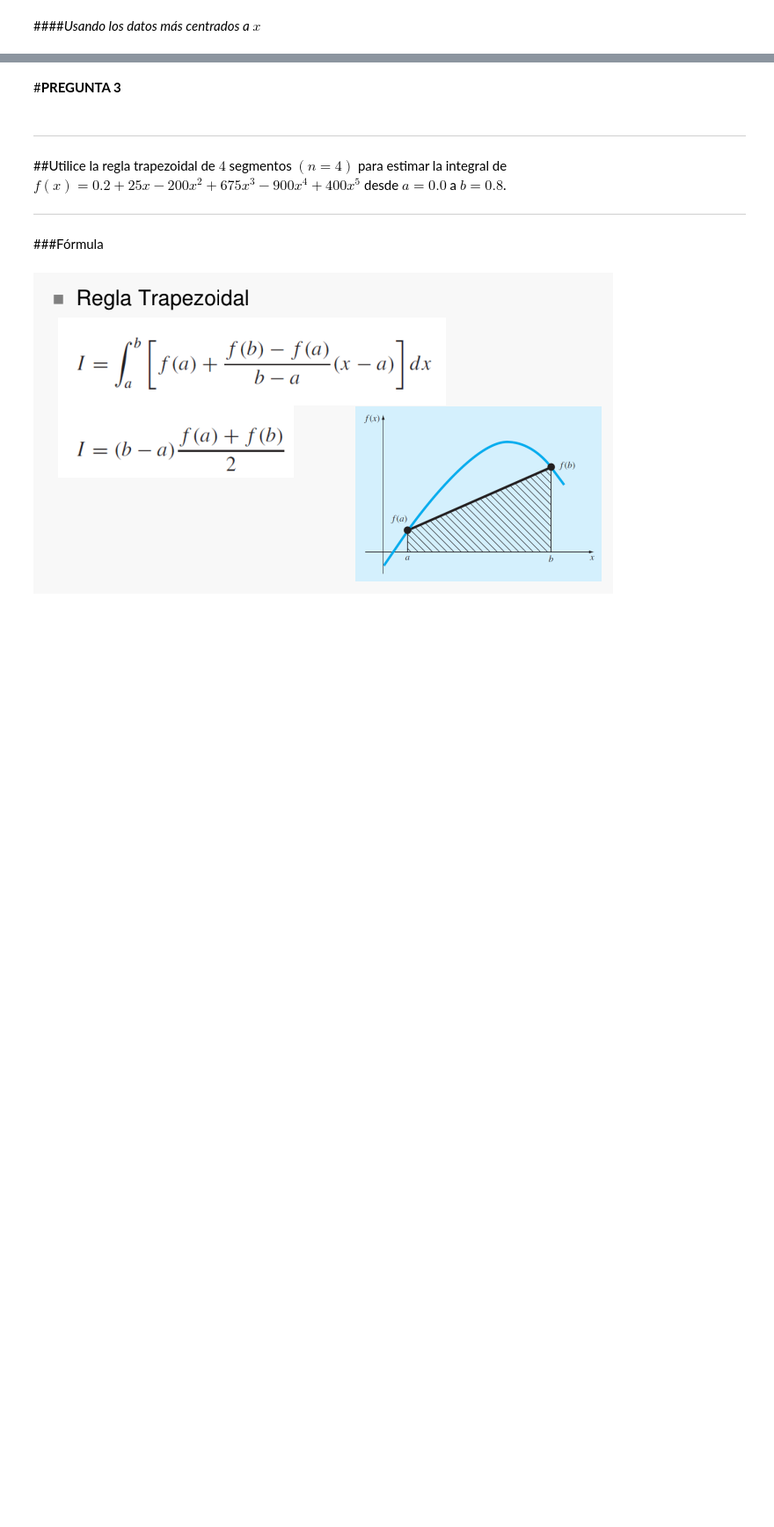
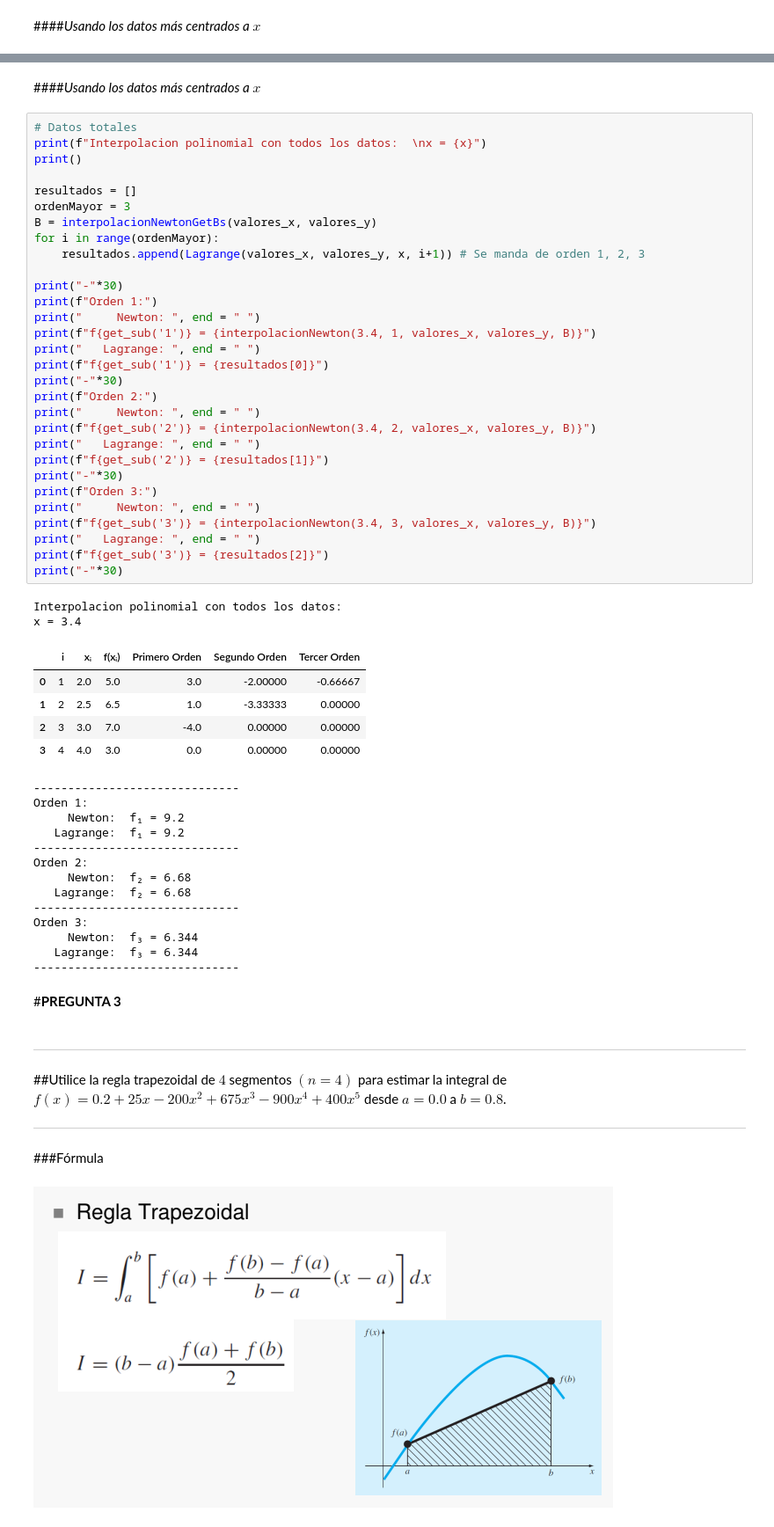
Before and after one commit to LucasRobles2323/Tarea1-MetodosNumericos, a Jupyter notebook: Tarea2.ipynb, the cells around one changed output, grey strips where cells are left out. Shown at 88% size. Cells and saved outputs as stored; diff of their text form; blank space fills up the shorter version.

```diff
--- a/Tarea2.ipynb
+++ b/Tarea2.ipynb
@@ -759,3 +816,56 @@ Interpolacion de Lagrange Orden 3:
+# %% [markdown]
+####*Usando los datos más centrados a $x$*
+# %%
+# Datos totales
+print(f"Interpolacion polinomial con todos los datos:  \nx = {x}")
+print()
+
+resultados = []
+ordenMayor = 3
+B = interpolacionNewtonGetBs(valores_x, valores_y)
+for i in range(ordenMayor):
+    resultados.append(Lagrange(valores_x, valores_y, x, i+1)) # Se manda de orden 1, 2, 3
+
+print("-"*30)
+print(f"Orden 1:")
+print("     Newton: ", end = " ")
+print(f"f{get_sub('1')} = {interpolacionNewton(3.4, 1, valores_x, valores_y, B)}")
+print("   Lagrange: ", end = " ")
+print(f"f{get_sub('1')} = {resultados[0]}")
+print("-"*30)
+print(f"Orden 2:")
+print("     Newton: ", end = " ")
+print(f"f{get_sub('2')} = {interpolacionNewton(3.4, 2, valores_x, valores_y, B)}")
+print("   Lagrange: ", end = " ")
+print(f"f{get_sub('2')} = {resultados[1]}")
+print("-"*30)
+print(f"Orden 3:")
+print("     Newton: ", end = " ")
+print(f"f{get_sub('3')} = {interpolacionNewton(3.4, 3, valores_x, valores_y, B)}")
+print("   Lagrange: ", end = " ")
+print(f"f{get_sub('3')} = {resultados[2]}")
+print("-"*30)
+# %% [output]
+Interpolacion polinomial con todos los datos:
+x = 3.4
+|  | i | xᵢ | f(xᵢ) | Primero Orden | Segundo Orden | Tercer Orden |
+| 0 | 1 | 2.0 | 5.0 | 3.0 | -2.00000 | -0.66667 |
+| 1 | 2 | 2.5 | 6.5 | 1.0 | -3.33333 | 0.00000 |
+| 2 | 3 | 3.0 | 7.0 | -4.0 | 0.00000 | 0.00000 |
+| 3 | 4 | 4.0 | 3.0 | 0.0 | 0.00000 | 0.00000 |
+------------------------------
+Orden 1:
+     Newton:  f₁ = 9.2
+   Lagrange:  f₁ = 9.2
+------------------------------
+Orden 2:
+     Newton:  f₂ = 6.68
+   Lagrange:  f₂ = 6.68
+------------------------------
+Orden 3:
+     Newton:  f₃ = 6.344
+   Lagrange:  f₃ = 6.344
+------------------------------
 # %% [markdown]
 #**PREGUNTA 3**
 # %% [markdown]
```
Also changed, not shown: parts of 9 cells of this notebook.
